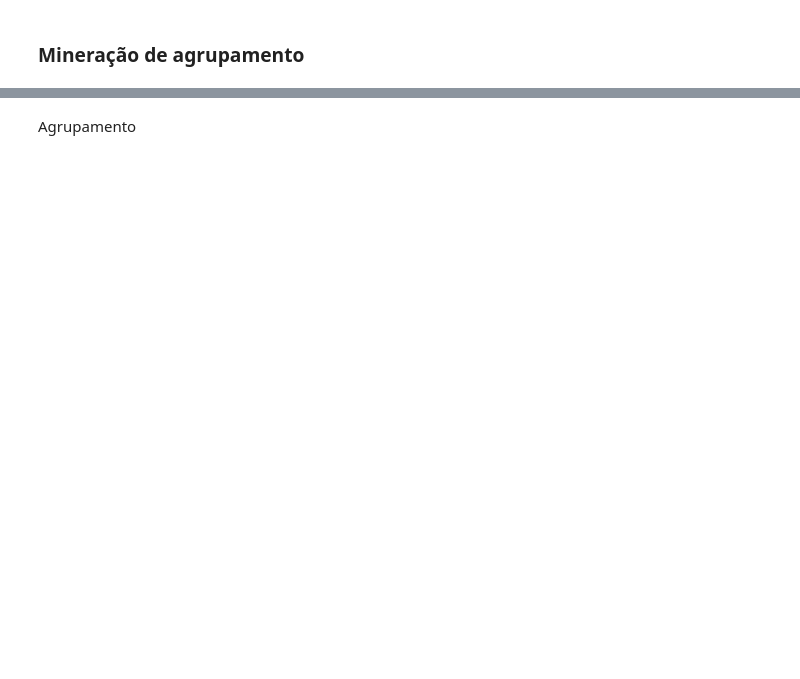
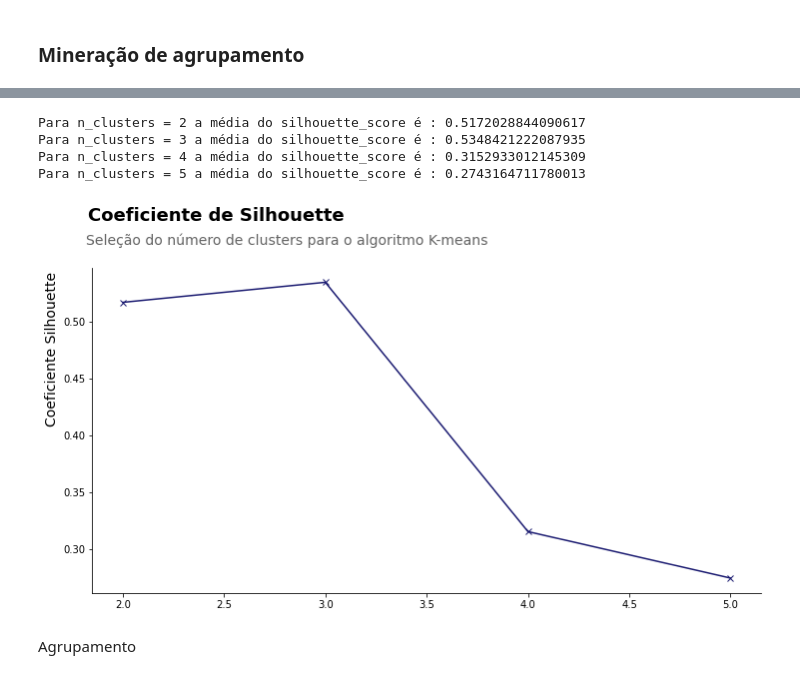
Before and after one commit to LilianeAquino/aed_projeto_1_revisitado, a Jupyter notebook: agrupamento.ipynb, the cells around one changed output, grey strips where cells are left out. Cells and saved outputs as stored; diff of their text form; code cells hidden in the pictures; blank space fills up the shorter version.

```diff
--- a/agrupamento.ipynb
+++ b/agrupamento.ipynb
@@ -111,3 +141,38 @@ plt.show()
+# %%
+randomized = dados_copy.iloc[np.random.permutation(dados_copy.index)].reset_index(drop=True)
+sample = randomized.sample(n=100000)
+X = norm.fit_transform(sample)
+
+range_n_clusters = range(2, 6)
+silhouette_avg = []
+
+for k in range_n_clusters:
+    model = KMeans(n_clusters=k, init='k-means++', random_state=0)
+    cluster_labels = model.fit_predict(X)
+    score = silhouette_score(X, cluster_labels)
+    silhouette_avg.append(score)
+    print('Para n_clusters =', k, 'a média do silhouette_score é :', score)
+
+
+suptitle = 'Coeficiente de Silhouette'
+title = 'Seleção do número de clusters para o algoritmo K-means'
+
+plt.figure(figsize=(12, 6))
+plt.suptitle(suptitle, fontsize=18, y=1.02, horizontalalignment='left', x=0.12, color='black', weight='bold')
+plt.title(title, fontsize=14, color='#646464', y=1.05, loc='left', x=-0.01)
+plt.plot(range_n_clusters, silhouette_avg, 'bx-', color='#191970')
+plt.gca().spines['top'].set_visible(False)
+plt.gca().spines['right'].set_visible(False)
+plt.xlabel(None)
+plt.ylabel('Coeficiente Silhouette', fontsize=14, horizontalalignment='left', y=0.51)
+plt.grid(False)
+plt.show()
+# %% [output]
+Para n_clusters = 2 a média do silhouette_score é : 0.5172028844090617
+Para n_clusters = 3 a média do silhouette_score é : 0.5348421222087935
+Para n_clusters = 4 a média do silhouette_score é : 0.3152933012145309
+Para n_clusters = 5 a média do silhouette_score é : 0.2743164711780013
+[figure, added]
 # %% [markdown]
 Agrupamento
 # %%
```
Also changed, not shown: parts of 22 cells of this notebook, 3 other files.
